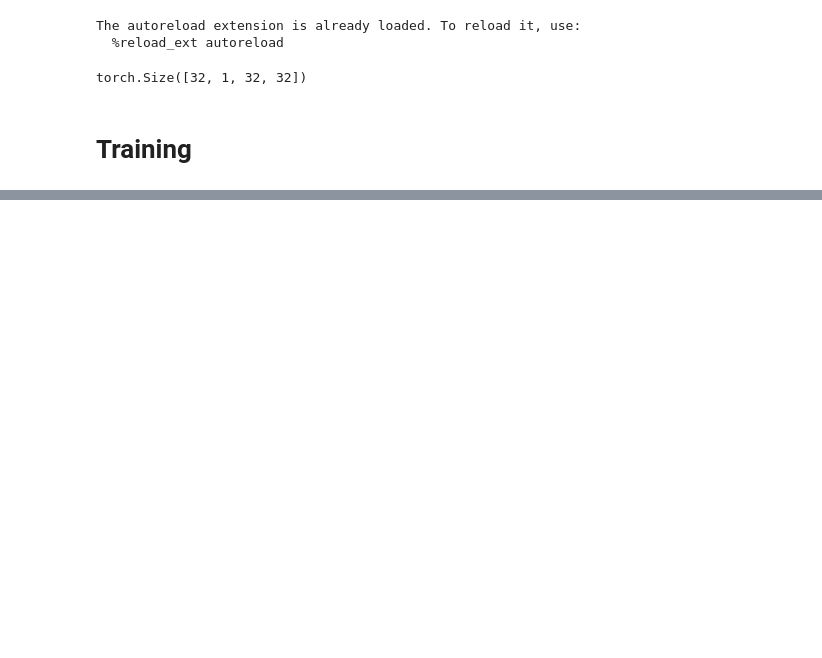
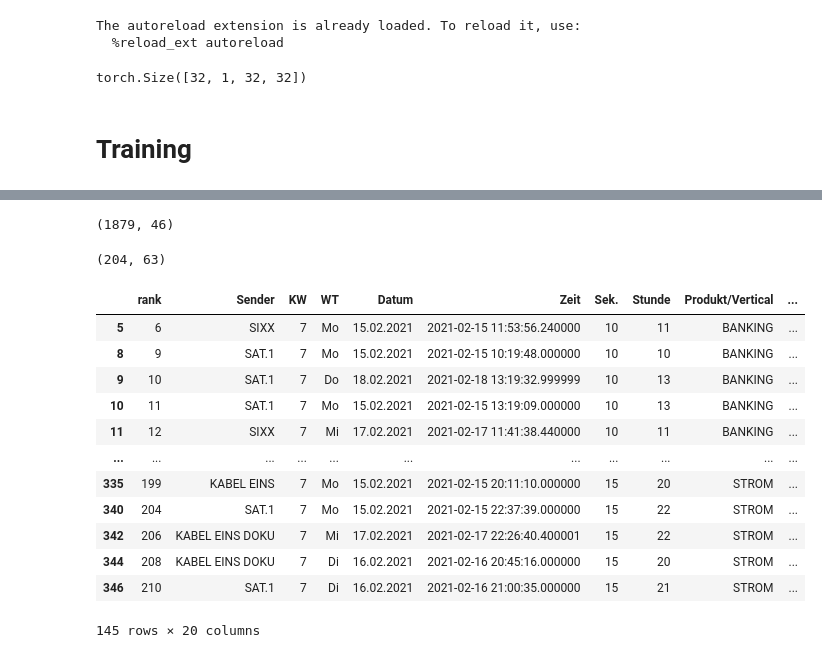
Before and after one commit to ShevchenkoRostyslav/ComputerVision_PyTorch, a Jupyter notebook: examples/LeNet5.ipynb, the cells around one changed output, grey strips where cells are left out. Cells and saved outputs as stored; diff of their text form; code cells hidden in the pictures; blank space fills up the shorter version.

```diff
--- a/examples/LeNet5.ipynb
+++ b/examples/LeNet5.ipynb
@@ -106,0 +143,34 @@ model, optimizer, (train_losses, valid_losses) = train(model, criterion, optimiz
+# %%
+prediction_df = pd.read_csv('~/Downloads/data-16.csv')
+prediction_df.shape
+# %% [output]
+(1879, 46)
+# %%
+prediction_df['t_blockanfangszeit'] = pd.to_datetime(prediction_df['t_blockanfangszeit'])
+prediction_df['Zeit'] = pd.to_datetime(prediction_df['t_blockanfangszeit'])
+prediction_df["Datum"] = pd.to_datetime(prediction_df['t_blockanfangszeit']).dt.strftime('%d.%m.%Y')
+
+prediction_df["gfk_nr"] = prediction_df['gfk_nr'].astype(int).astype(str).apply(lambda x: x.zfill(8))
+prediction_df["WB-Nr.(8)"] = prediction_df['gfk_nr'].apply(lambda x: x[0:2] + '.' + x[2:4] + '.' + x[4:6] + '.' + x[6:8])
+# %%
+output = prediction_df.merge(vvx_selected_wbnr, left_on=["WB-Nr.(8)", 'Datum', 'hwt_name', 'campaign'], right_on=["WB-Nr.(8)", 'Datum', 'Sender', 'Produkt/Vertical'])
+output.shape
+# %% [output]
+(204, 63)
+# %%
+leftovers = vvx_selected_wbnr.merge(output[["WB-Nr.(8)", 'Datum', 'hwt_name', 'campaign', 'tv_insel']], right_on=["WB-Nr.(8)", 'Datum', 'hwt_name', 'campaign'], left_on=["WB-Nr.(8)", 'Datum', 'Sender', 'Produkt/Vertical'],how="outer", indicator=True)
+leftovers[leftovers['_merge'] == 'left_only']
+# %% [output]
+|  | rank | Sender | KW | WT | Datum | Zeit | Sek. | Stunde | Produkt/Vertical | ... |
+| 5 | 6 | SIXX | 7 | Mo | 15.02.2021 | 2021-02-15 11:53:56.240000 | 10 | 11 | BANKING | ... |
+| 8 | 9 | SAT.1 | 7 | Mo | 15.02.2021 | 2021-02-15 10:19:48.000000 | 10 | 10 | BANKING | ... |
+| 9 | 10 | SAT.1 | 7 | Do | 18.02.2021 | 2021-02-18 13:19:32.999999 | 10 | 13 | BANKING | ... |
+| 10 | 11 | SAT.1 | 7 | Mo | 15.02.2021 | 2021-02-15 13:19:09.000000 | 10 | 13 | BANKING | ... |
+| 11 | 12 | SIXX | 7 | Mi | 17.02.2021 | 2021-02-17 11:41:38.440000 | 10 | 11 | BANKING | ... |
+| ... | ... | ... | ... | ... | ... | ... | ... | ... | ... | ... |
+| 335 | 199 | KABEL EINS | 7 | Mo | 15.02.2021 | 2021-02-15 20:11:10.000000 | 15 | 20 | STROM | ... |
+| 340 | 204 | SAT.1 | 7 | Mo | 15.02.2021 | 2021-02-15 22:37:39.000000 | 15 | 22 | STROM | ... |
+| 342 | 206 | KABEL EINS DOKU | 7 | Mi | 17.02.2021 | 2021-02-17 22:26:40.400001 | 15 | 22 | STROM | ... |
+| 344 | 208 | KABEL EINS DOKU | 7 | Di | 16.02.2021 | 2021-02-16 20:45:16.000000 | 15 | 20 | STROM | ... |
+| 346 | 210 | SAT.1 | 7 | Di | 16.02.2021 | 2021-02-16 21:00:35.000000 | 15 | 21 | STROM | ... |
+145 rows × 20 columns
```
Also changed, not shown: parts of 20 cells of this notebook, 2 other files.
